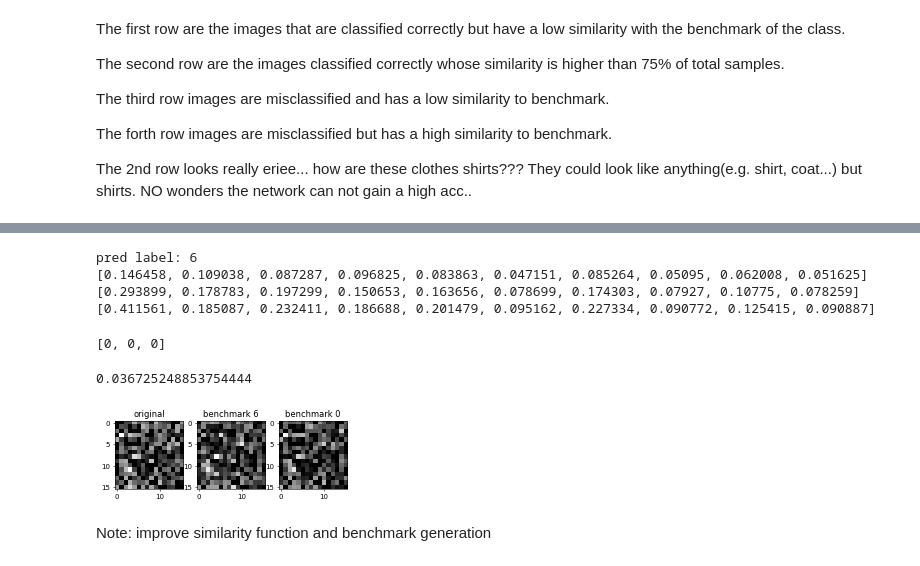
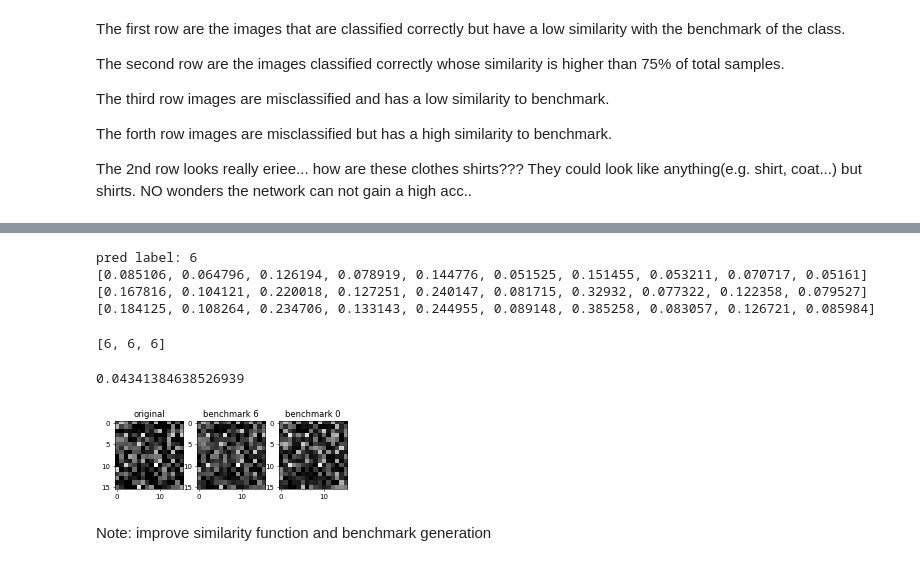
Before and after one commit to ZhenglinPan/ShallowJudge, a Jupyter notebook: src/main.ipynb, the cells around one changed output, grey strips where cells are left out. Saved outputs shown, nothing was run; the diff lists cells and outputs as text; code cells hidden in the pictures.

Commit message:
benchmark improve + top K traces + neg exclude

```diff
--- a/src/main.ipynb
+++ b/src/main.ipynb
@@ -301,5 +381,10 @@ def distance(benchmark, feature_map, method='L2', norm=True):
 
     raise Exception("No designated method found.")
+# %%
+DISTANCE_METHOD = 'L2'
+BENCHMARKS_METHOD = 2
+# %%
+benchmarks = get_benchmarks(val_y, pred, BENCHMARKS_METHOD)
 # %%
 for c in range(class_num):
     for l in range(layer_num):
@@ -560,30 +635,32 @@ imobs_dict['pos_Q1'], imobs_dict['pos_Q3'], imobs_dict['neg_Q1'], imobs_dict['ne
+# %%
+OBS_INDEX = 61
 # %%
-trace(val_x[122, :].reshape(1,-1), 6, benchmarks, prt=True)
+trace(val_x[OBS_INDEX, :].reshape(1,-1), 6, benchmarks, prt=True)
 # %% [output]
 pred label: 6
-[0.146458, 0.109038, 0.087287, 0.096825, 0.083863, 0.047151, 0.085264, 0.05095, 0.062008, 0.051625]
-[0.293899, 0.178783, 0.197299, 0.150653, 0.163656, 0.078699, 0.174303, 0.07927, 0.10775, 0.078259]
-[0.411561, 0.185087, 0.232411, 0.186688, 0.201479, 0.095162, 0.227334, 0.090772, 0.125415, 0.090887]
+[0.085106, 0.064796, 0.126194, 0.078919, 0.144776, 0.051525, 0.151455, 0.053211, 0.070717, 0.05161]
+[0.167816, 0.104121, 0.220018, 0.127251, 0.240147, 0.081715, 0.32932, 0.077322, 0.122358, 0.079527]
+[0.184125, 0.108264, 0.234706, 0.133143, 0.244955, 0.089148, 0.385258, 0.083057, 0.126721, 0.085984]
-[0, 0, 0]
+[6, 6, 6]
 # %%
 plt.figure(dpi=50)
 
 plt.subplot(1,3,1)
 plt.title('original')
-plt.imshow(predict(mlp, val_x[122, :].reshape(1,-1), True)[0].reshape(16, 16), cmap='gray')
+plt.imshow(predict(mlp, val_x[OBS_INDEX, :].reshape(1,-1), True)[0].reshape(16, 16), cmap='gray')
 
 plt.subplot(1,3,2)
 plt.title('benchmark 6')
 plt.imshow(benchmarks[0]['pos'][6].reshape(16, 16), cmap='gray')
 
 plt.subplot(1,3,3)
 plt.title('benchmark 0')
 plt.imshow(benchmarks[0]['pos'][0].reshape(16, 16), cmap='gray')
 
 print(1 / np.linalg.norm(benchmarks[0]['pos'][6] - predict(mlp, val_x[68, :].reshape(1,-1), True)[0]))
 # %% [output]
-0.036725248853754444
+0.04341384638526939
-[figure, old version]
+[figure, new version]
 # %% [markdown]
 Note: improve similarity function and benchmark generation
 # %% [markdown]
```
Also changed, not shown: parts of 31 cells of this notebook.
